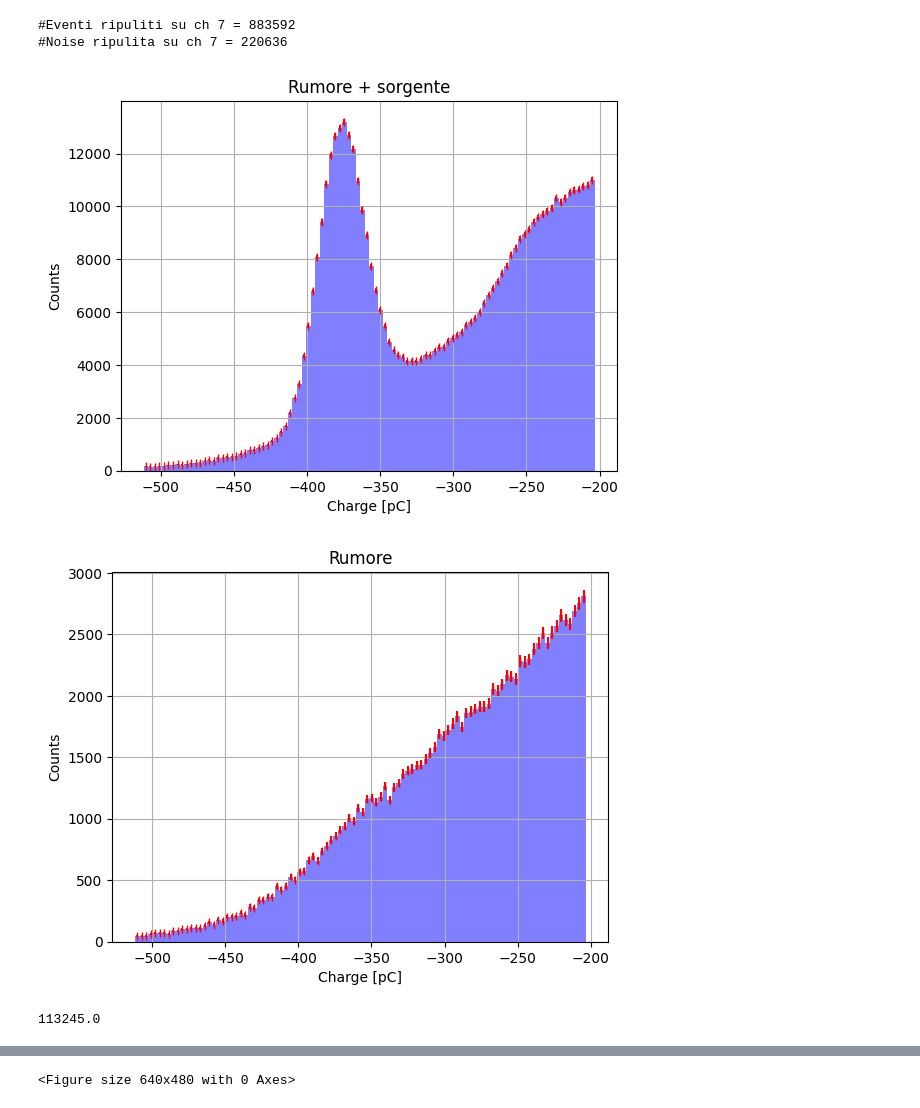
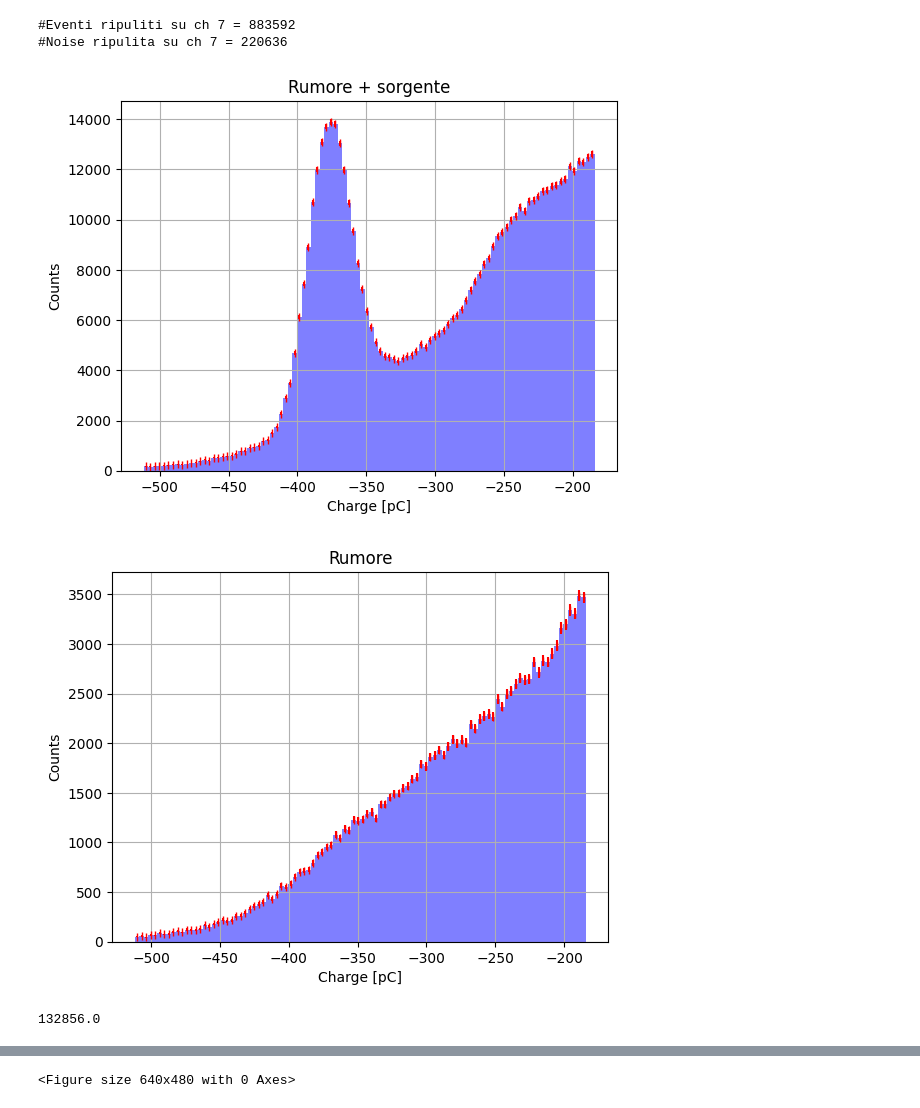
Before and after one commit to 0-DvD-0/Sfera, a Jupyter notebook: Jupyter/Fit_completi/Fit_completo_ch7.ipynb, the cells around one changed output, grey strips where cells are left out. Cells and saved outputs as stored; diff of their text form; code cells hidden in the pictures.

```diff
--- a/Jupyter/Fit_completi/Fit_completo_ch7.ipynb
+++ b/Jupyter/Fit_completi/Fit_completo_ch7.ipynb
@@ -65,23 +65,23 @@ print("#Noise ripulita su ch " + str(channel) + " = " + str(len(chargeN)))
 #Noise ripulita su ch 7 = 220636
 # %%
 Nbin = 100
-bin_lims = [int(Nbin * 50 / 100), int(Nbin * 82/ 100)] #Scelgo gli estremi
+bin_lims = [int(Nbin * 50 / 100), int(Nbin * 84/ 100)] #Scelgo gli estremi
 _, edges, _ = plt.hist(chargeCs, bins = Nbin, color = "r")
 plt.clf()
 lims = [edges[bin_lims[0]], edges[bin_lims[1]]]
 binCs, edgesCs, _ = plt.hist(chargeCs, bins = Nbin, range = lims, color = "b", alpha = 0.5)
 centersCs = np.convolve(edgesCs, [0.5, 0.5], "valid")
 errCs = np.sqrt(binCs)
 
 plt.errorbar(centersCs, binCs, errCs, color = "red", fmt='|')
 plt.grid()
 plt.xlabel("Charge [pC]")
 plt.ylabel("Counts")
 plt.title("Rumore + sorgente")
 
 plt.show()
 # %% [output]
-[figure, old version]
+[figure, new version]
 # %%
 binN, edgesN, _ = plt.hist(chargeN, bins = Nbin, range = lims, color = "b", alpha = 0.5)
 centersN = np.convolve(edgesN, [0.5, 0.5], "valid")
@@ -96,8 +96,8 @@ plt.show()
 
 binN.sum()
 # %% [output]
-[figure, old version]
+[figure, new version]
-113245.0
+132856.0
 # %%
 from lmfit import minimize, Parameters, Model
 from lmfit.models import GaussianModel, ExponentialModel, \
```
Also changed, not shown: parts of 5 cells of this notebook, 1 other file.
